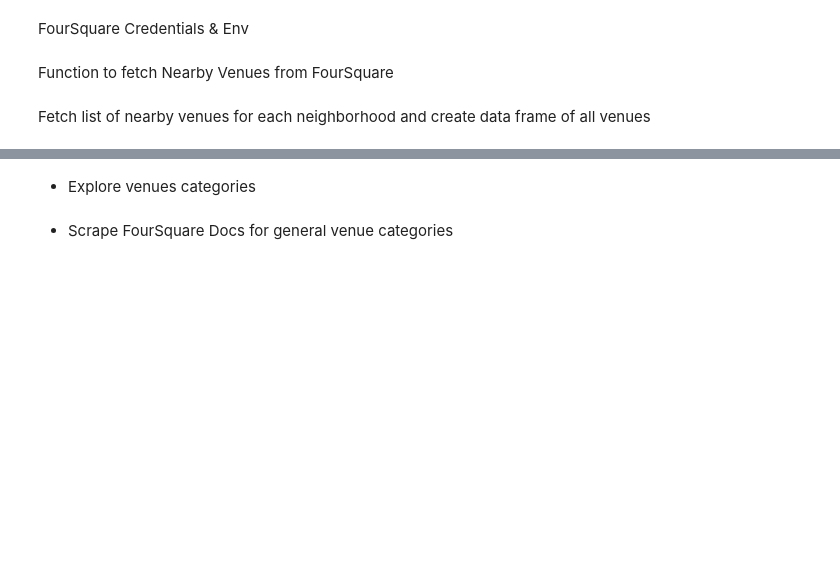
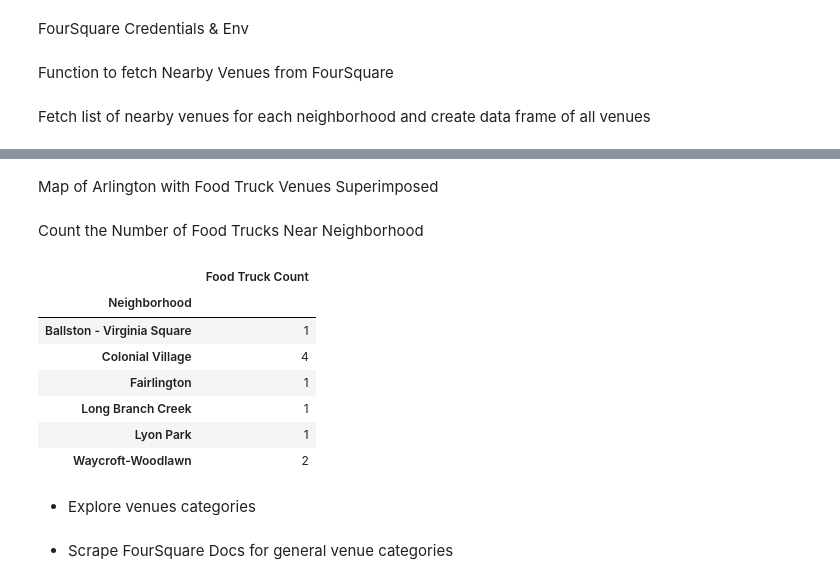
Before and after one commit to francis-eudy/battle-of-the-neighborhoods-capstone-project, a Jupyter notebook: Untitled.ipynb, the cells around one changed output, grey strips where cells are left out. Saved outputs shown, nothing was run; the diff lists cells and outputs as text; code cells hidden in the pictures; blank space fills up the shorter version.

```diff
--- a/Untitled.ipynb
+++ b/Untitled.ipynb
@@ -473,3 +531,19 @@ KeyError: 'groups'
+# %% [markdown]
+Map of Arlington with Food Truck Venues Superimposed
+# %% [markdown]
+Count the Number of Food Trucks Near Neighborhood
+# %%
+arlington_neighborhood_food_truck_count = arlington_neighborhood_food_trucks.groupby('Neighborhood').agg({'Venue':'count'}).rename(columns={'Venue':'Food Truck Count'})
+arlington_neighborhood_food_truck_count
+# %% [output]
+|  | Food Truck Count |
+| Neighborhood |  |
+| Ballston - Virginia Square | 1 |
+| Colonial Village | 4 |
+| Fairlington | 1 |
+| Long Branch Creek | 1 |
+| Lyon Park | 1 |
+| Waycroft-Woodlawn | 2 |
 # %% [markdown]
 - Explore venues categories
 # %% [markdown]
```
Also changed, not shown: parts of 10 cells of this notebook.
